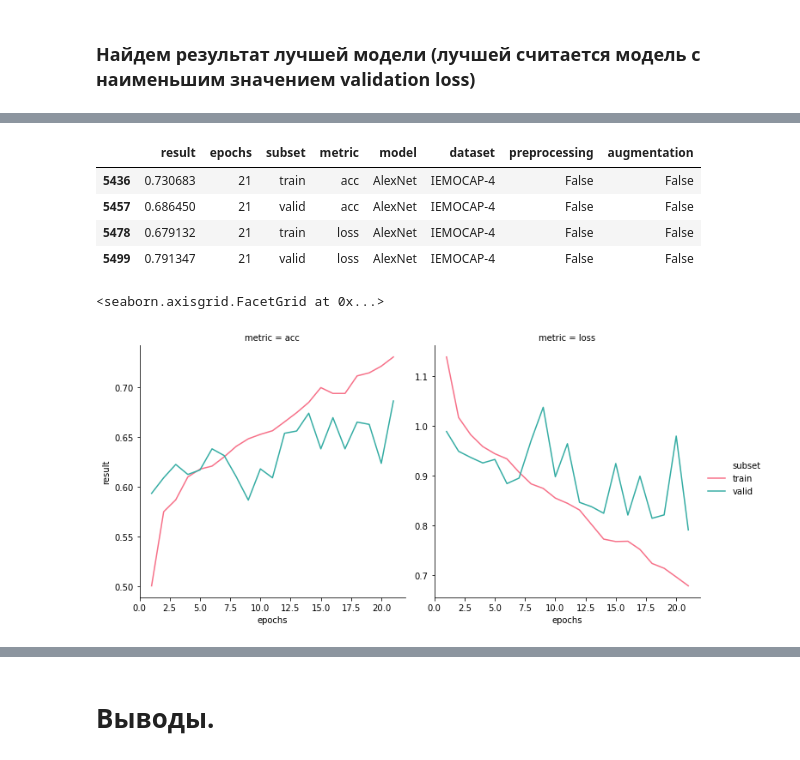
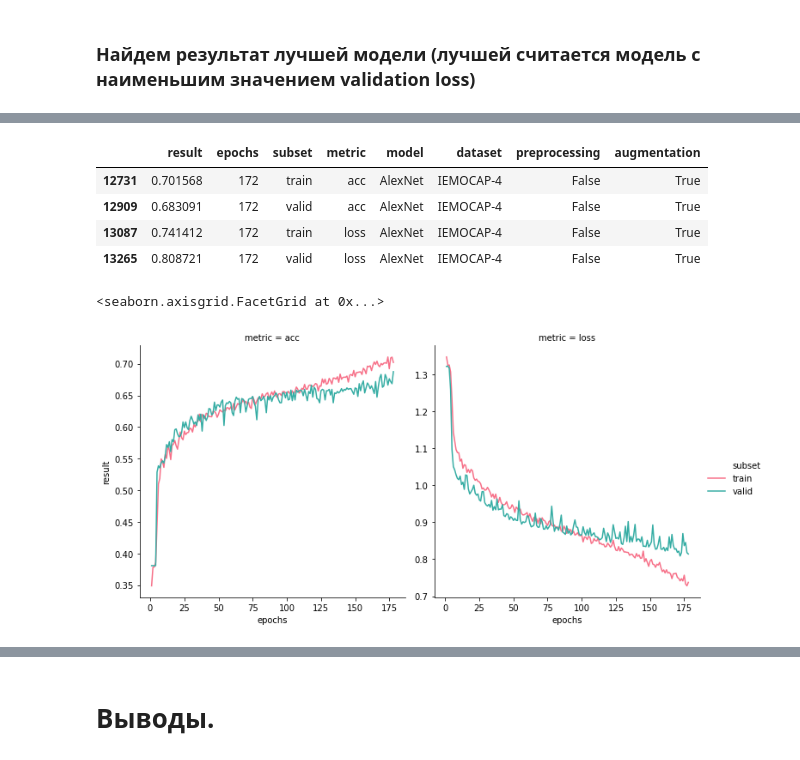
Before and after one commit to iamryabinov/SER_neuro, a Jupyter notebook: interpret_results.ipynb, the cells around one changed output, grey strips where cells are left out. Saved outputs shown, nothing was run; the diff lists cells and outputs as text; code cells hidden in the pictures.

```diff
--- a/interpret_results.ipynb
+++ b/interpret_results.ipynb
@@ -177,19 +202,19 @@ for result in best_results.result.tolist():
 # %%
-alex_results = df.loc[(df['model'] == 'AlexNet') & (df['preprocessing'] == False) & (df['augmentation'] == False) ]
-alex_results.loc[alex_results['epochs'] == 21]
+second_results = df.loc[(df['model'] == 'AlexNet') & (df['preprocessing'] == False) & (df['augmentation'] == True)]
+second_results.loc[second_results['epochs'] == 172]
 # %% [output]
 |  | result | epochs | subset | metric | model | dataset | preprocessing | augmentation |
-| 5436 | 0.730683 | 21 | train | acc | AlexNet | IEMOCAP-4 | False | False |
-| 5457 | 0.686450 | 21 | valid | acc | AlexNet | IEMOCAP-4 | False | False |
-| 5478 | 0.679132 | 21 | train | loss | AlexNet | IEMOCAP-4 | False | False |
-| 5499 | 0.791347 | 21 | valid | loss | AlexNet | IEMOCAP-4 | False | False |
+| 12731 | 0.701568 | 172 | train | acc | AlexNet | IEMOCAP-4 | False | True |
+| 12909 | 0.683091 | 172 | valid | acc | AlexNet | IEMOCAP-4 | False | True |
+| 13087 | 0.741412 | 172 | train | loss | AlexNet | IEMOCAP-4 | False | True |
+| 13265 | 0.808721 | 172 | valid | loss | AlexNet | IEMOCAP-4 | False | True |
 # %%
 sns.relplot(x='epochs', y='result', hue='subset', size=None, style=None,
-            data=alex_results, col='metric', palette='husl',
+            data=second_results, col='metric', palette='husl',
             kind='line', height=5, aspect=1, markers=True,
             facet_kws={
                 'sharey': False
             })
 # %% [output]
 <seaborn.axisgrid.FacetGrid at 0x...>
-[figure, old version]
+[figure, new version]
```
Also changed, not shown: parts of 13 cells of this notebook, 11 other files.
